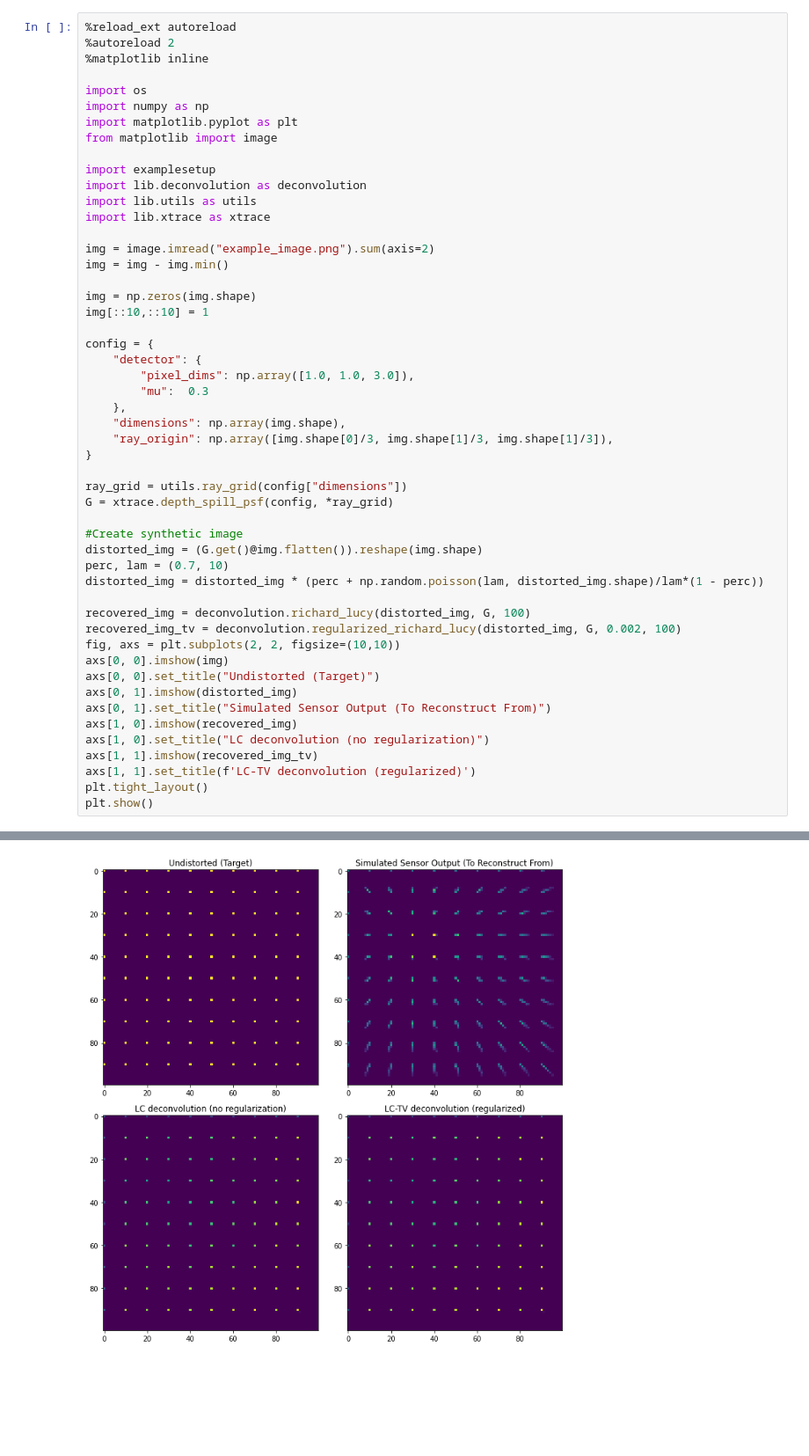
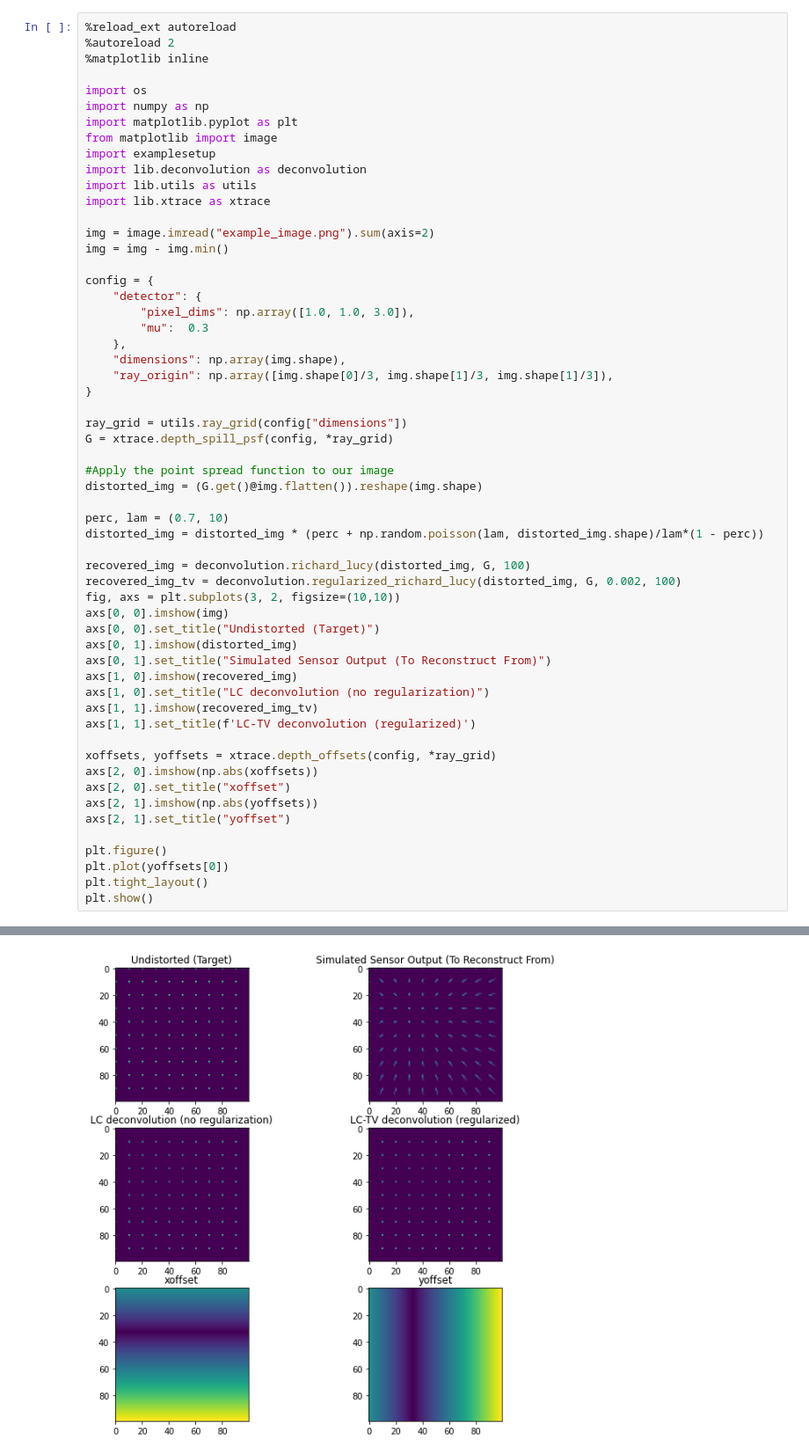
Before and after one commit to maxiv-science/xtrace, a Jupyter notebook: 3_synthetic_example.ipynb, the cells around one changed output, grey strips where cells are left out. Shown: that part at 88% size. Drawn from its saved outputs; the diff is of its cells as text; blank space fills up the shorter version.

```diff
--- a/3_synthetic_example.ipynb
+++ b/3_synthetic_example.ipynb
@@ -7,7 +7,6 @@ import os
 import numpy as np
 import matplotlib.pyplot as plt
 from matplotlib import image
-
 import examplesetup
 import lib.deconvolution as deconvolution
 import lib.utils as utils
@@ -15,40 +14,47 @@ import lib.xtrace as xtrace
 
 img = image.imread("example_image.png").sum(axis=2)
 img = img - img.min()
-
-img = np.zeros(img.shape)
-img[::10,::10] = 1
 
 config = {
     "detector": {
         "pixel_dims": np.array([1.0, 1.0, 3.0]),
         "mu":  0.3
     },
     "dimensions": np.array(img.shape),
     "ray_origin": np.array([img.shape[0]/3, img.shape[1]/3, img.shape[1]/3]),
 }
 
 ray_grid = utils.ray_grid(config["dimensions"])
 G = xtrace.depth_spill_psf(config, *ray_grid)
 
-#Create synthetic image
+#Apply the point spread function to our image
 distorted_img = (G.get()@img.flatten()).reshape(img.shape)
+
 perc, lam = (0.7, 10)
 distorted_img = distorted_img * (perc + np.random.poisson(lam, distorted_img.shape)/lam*(1 - perc))
 
 recovered_img = deconvolution.richard_lucy(distorted_img, G, 100)
 recovered_img_tv = deconvolution.regularized_richard_lucy(distorted_img, G, 0.002, 100)
-fig, axs = plt.subplots(2, 2, figsize=(10,10))
+fig, axs = plt.subplots(3, 2, figsize=(10,10))
 axs[0, 0].imshow(img)
 axs[0, 0].set_title("Undistorted (Target)")
 axs[0, 1].imshow(distorted_img)
 axs[0, 1].set_title("Simulated Sensor Output (To Reconstruct From)")
 axs[1, 0].imshow(recovered_img)
 axs[1, 0].set_title("LC deconvolution (no regularization)")
 axs[1, 1].imshow(recovered_img_tv)
 axs[1, 1].set_title(f'LC-TV deconvolution (regularized)')
+
+xoffsets, yoffsets = xtrace.depth_offsets(config, *ray_grid)
+axs[2, 0].imshow(np.abs(xoffsets))
+axs[2, 0].set_title("xoffset")
+axs[2, 1].imshow(np.abs(yoffsets))
+axs[2, 1].set_title("yoffset")
+
+plt.figure()
+plt.plot(yoffsets[0])
 plt.tight_layout()
 plt.show()
 # %% [output]
 bshuf filter already loaded, skip it.
-[figure, old version]
+[figure, new version]
```
Also changed, not shown: parts of 1 cell of this notebook, 14 other files.
